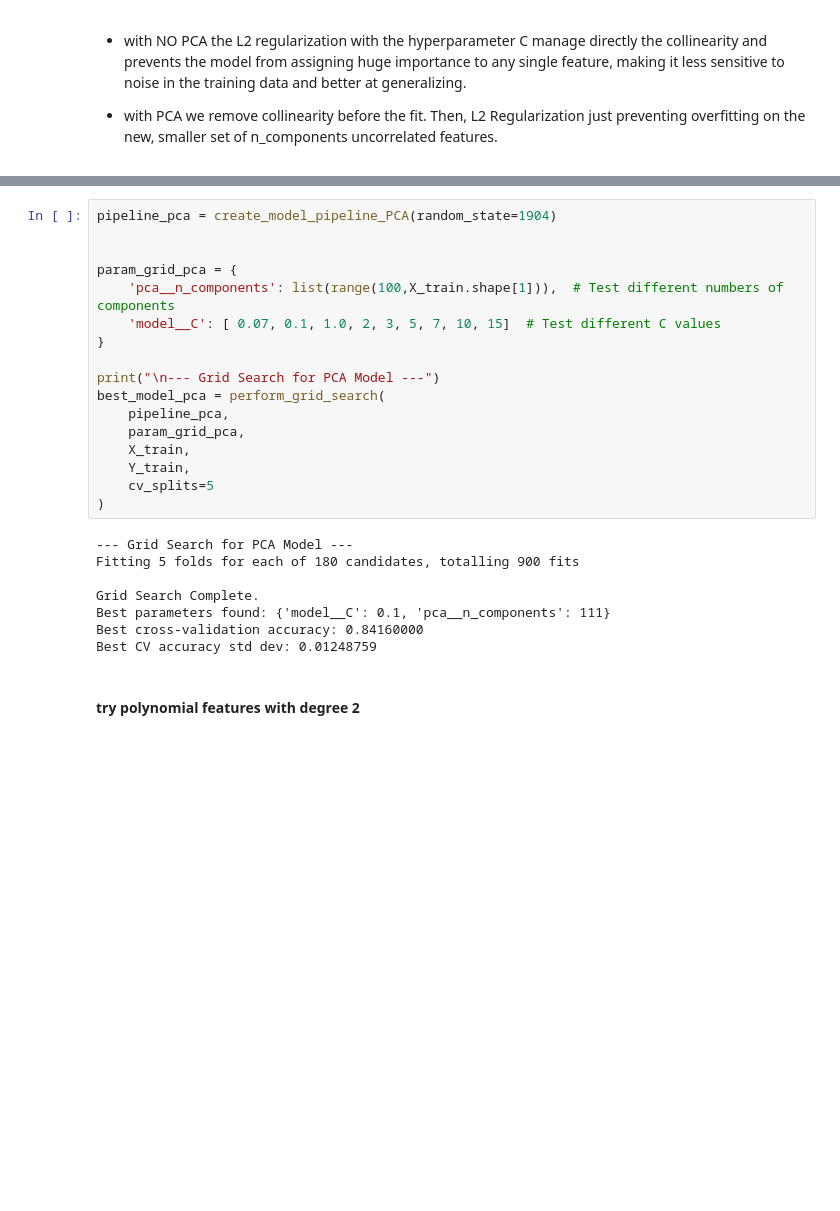
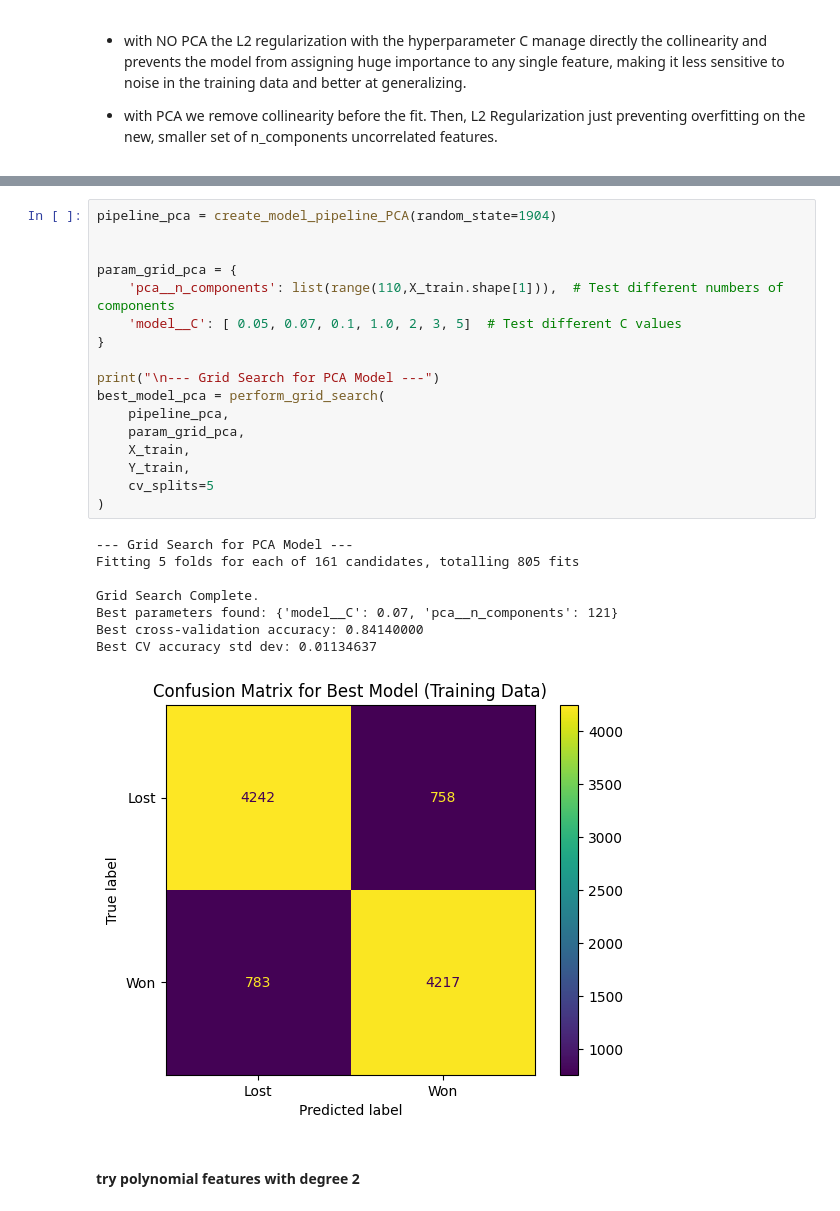
Before and after one commit to LeonardoSani/FDS_challenge, a Jupyter notebook: Notebook.ipynb, the cells around one changed output, grey strips where cells are left out. Saved outputs shown, nothing was run; the diff lists cells and outputs as text; blank space fills up the shorter version.

```diff
--- a/Notebook.ipynb
+++ b/Notebook.ipynb
@@ -476,28 +465,29 @@ Best CV accuracy std dev: 0.01329060
 # %%
 pipeline_pca = create_model_pipeline_PCA(random_state=1904)
 
 
 param_grid_pca = {
-    'pca__n_components': list(range(100,X_train.shape[1])),  # Test different numbers of components
-    'model__C': [ 0.07, 0.1, 1.0, 2, 3, 5, 7, 10, 15]  # Test different C values
+    'pca__n_components': list(range(110,X_train.shape[1])),  # Test different numbers of components
+    'model__C': [ 0.05, 0.07, 0.1, 1.0, 2, 3, 5]  # Test different C values
 }
 
 print("\n--- Grid Search for PCA Model ---")
 best_model_pca = perform_grid_search(
     pipeline_pca,
     param_grid_pca,
     X_train,
     Y_train,
     cv_splits=5
 )
 # %% [output]
 --- Grid Search for PCA Model ---
-Fitting 5 folds for each of 180 candidates, totalling 900 fits
+Fitting 5 folds for each of 161 candidates, totalling 805 fits
 
 Grid Search Complete.
-Best parameters found: {'model__C': 0.1, 'pca__n_components': 111}
-Best cross-validation accuracy: 0.84160000
-Best CV accuracy std dev: 0.01248759
+Best parameters found: {'model__C': 0.07, 'pca__n_components': 121}
+Best cross-validation accuracy: 0.84140000
+Best CV accuracy std dev: 0.01134637
+[figure, added]
 # %% [markdown]
 #### try polynomial features with degree 2
 # %%
```
Also changed, not shown: parts of 13 cells of this notebook, 4 other files.
